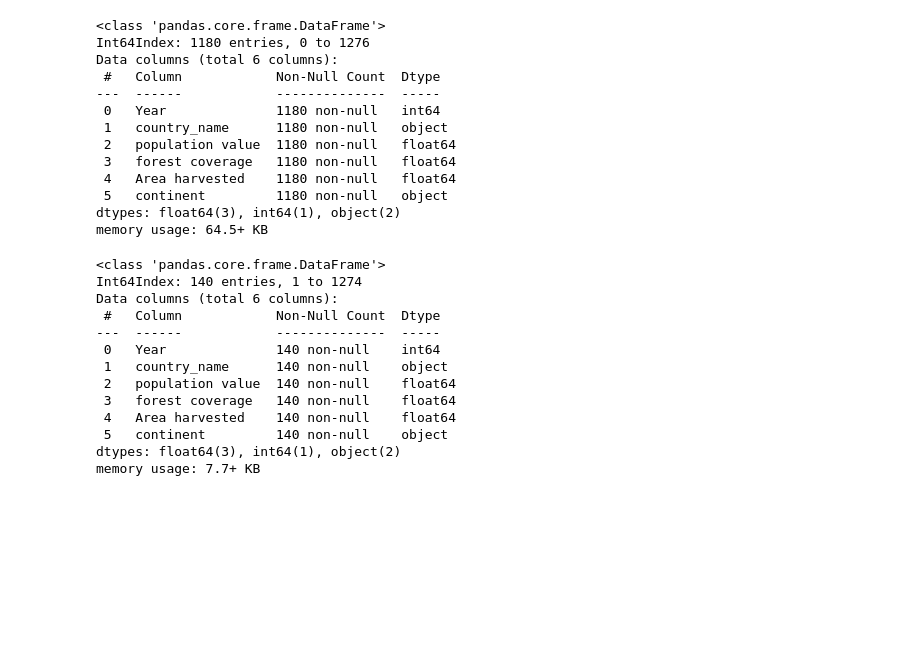
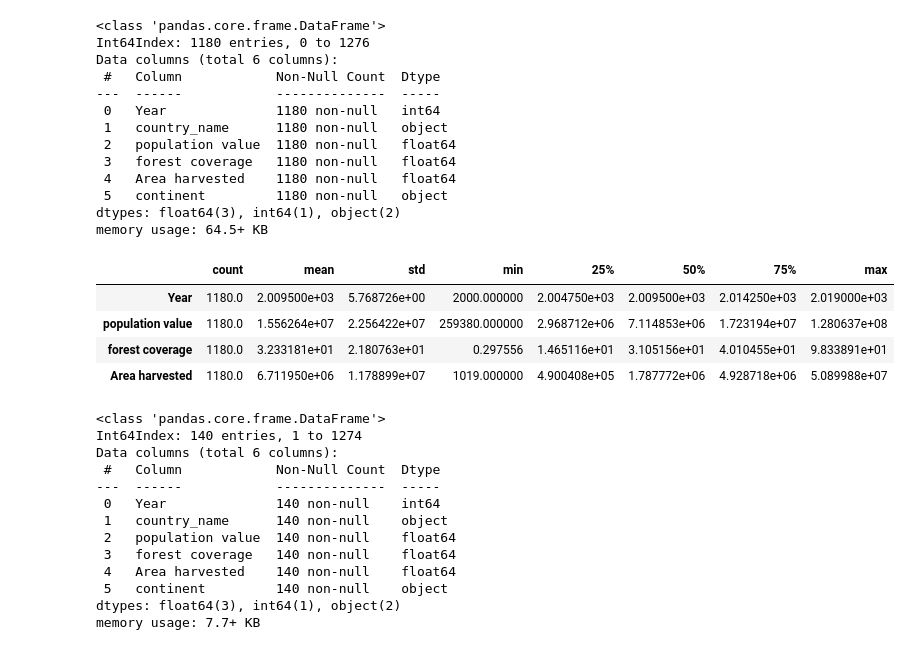
Before and after one commit to BoSuto/Specialist-Certificate-in-Data-Analytics-Essential-Jan-2023, a Jupyter notebook: Project_May_2023.ipynb, the cells around one changed output. Cells and saved outputs as stored; diff of their text form; code cells hidden in the pictures; blank space fills up the shorter version.

```diff
--- a/Project_May_2023.ipynb
+++ b/Project_May_2023.ipynb
@@ -497,6 +541,14 @@ Data columns (total 6 columns):
  5   continent         1180 non-null   object
 dtypes: float64(3), int64(1), object(2)
 memory usage: 64.5+ KB
+# %%
+final_df_filtered.describe().transpose()
+# %% [output]
+|  | count | mean | std | min | 25% | 50% | 75% | max |
+| Year | 1180.0 | 2.009500e+03 | 5.768726e+00 | 2000.000000 | 2.004750e+03 | 2.009500e+03 | 2.014250e+03 | 2.019000e+03 |
+| population value | 1180.0 | 1.556264e+07 | 2.256422e+07 | 259380.000000 | 2.968712e+06 | 7.114853e+06 | 1.723194e+07 | 1.280637e+08 |
+| forest coverage | 1180.0 | 3.233181e+01 | 2.180763e+01 | 0.297556 | 1.465116e+01 | 3.105156e+01 | 4.010455e+01 | 9.833891e+01 |
+| Area harvested | 1180.0 | 6.711950e+06 | 1.178899e+07 | 1019.000000 | 4.900408e+05 | 1.787772e+06 | 4.928718e+06 | 5.089988e+07 |
 # %%
 final_df_filtered.to_csv("final_df_filtered_continents.csv")
 # %%
```
Also changed, not shown: parts of 33 cells of this notebook.
